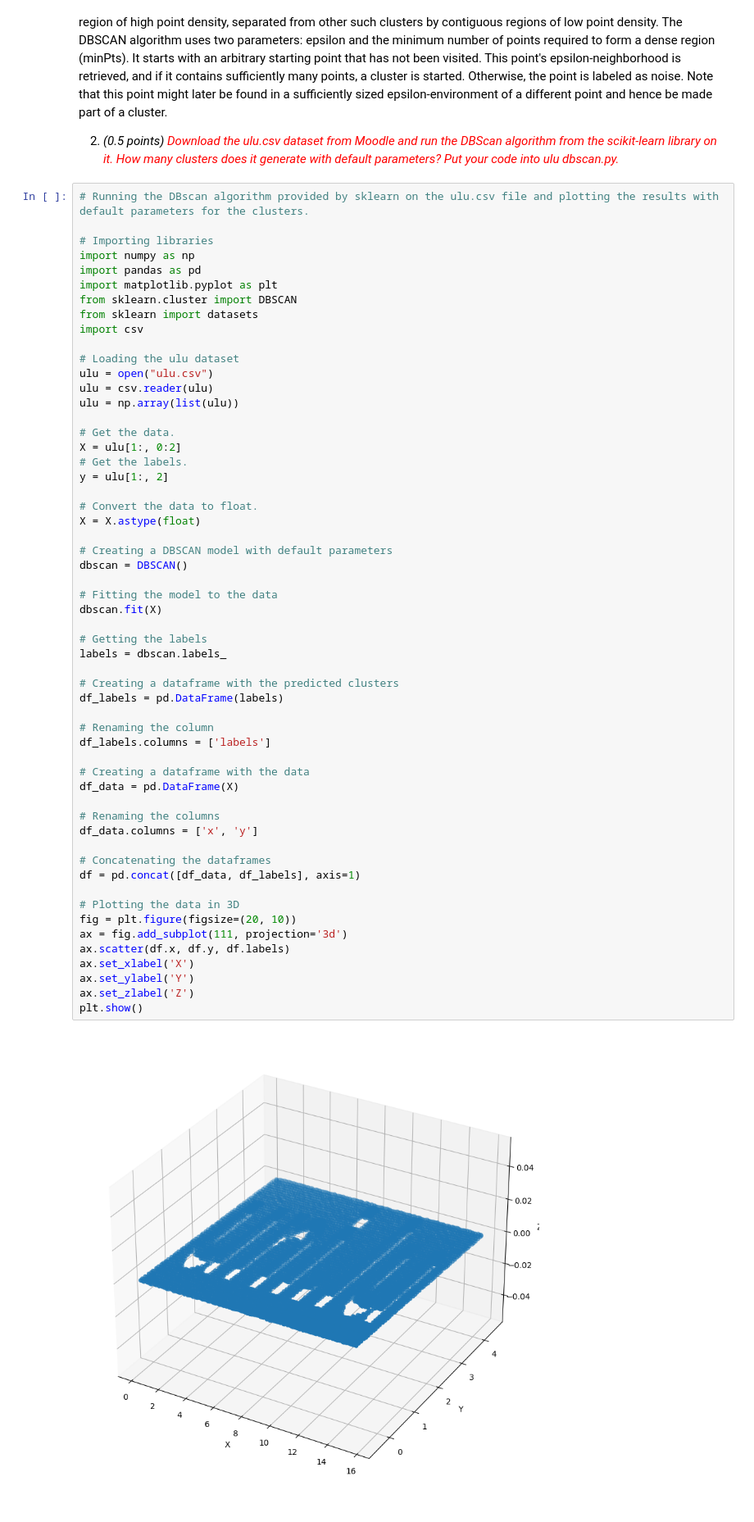
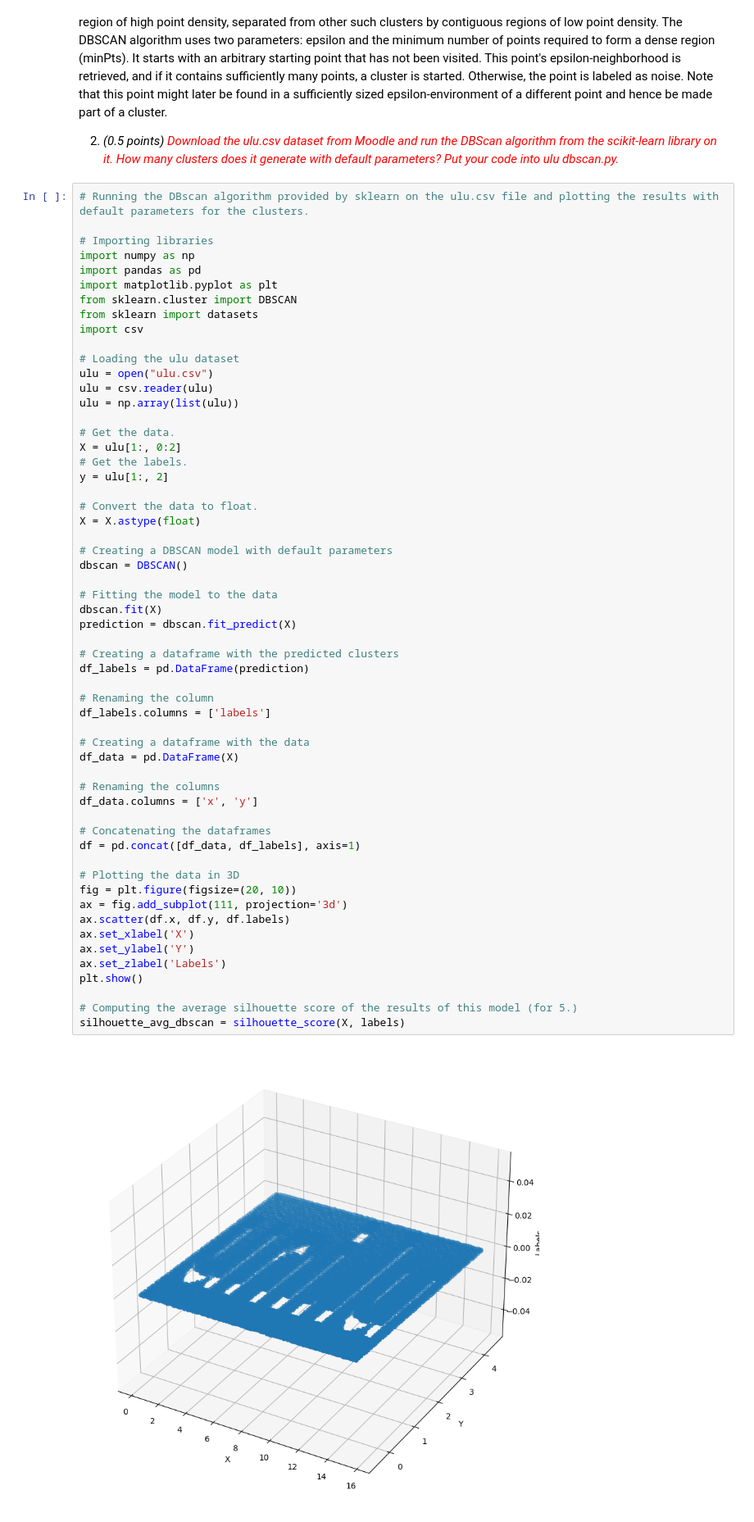
Before and after one commit to umutucak/introML, a Jupyter notebook: assignment1/task_C.ipynb, the cells around one changed output. Shown at 82% size. Saved outputs shown, nothing was run; the diff lists cells and outputs as text.

```diff
--- a/assignment1/task_C.ipynb
+++ b/assignment1/task_C.ipynb
@@ -317,36 +317,37 @@ y = ulu[1:, 2]
 X = X.astype(float)
 
 # Creating a DBSCAN model with default parameters
 dbscan = DBSCAN()
 
 # Fitting the model to the data
 dbscan.fit(X)
-
-# Getting the labels
-labels = dbscan.labels_
+prediction = dbscan.fit_predict(X)
 
 # Creating a dataframe with the predicted clusters
-df_labels = pd.DataFrame(labels)
+df_labels = pd.DataFrame(prediction)
 
 # Renaming the column
 df_labels.columns = ['labels']
 
 # Creating a dataframe with the data
 df_data = pd.DataFrame(X)
 
 # Renaming the columns
 df_data.columns = ['x', 'y']
 
 # Concatenating the dataframes
 df = pd.concat([df_data, df_labels], axis=1)
 
 # Plotting the data in 3D
 fig = plt.figure(figsize=(20, 10))
 ax = fig.add_subplot(111, projection='3d')
 ax.scatter(df.x, df.y, df.labels)
 ax.set_xlabel('X')
 ax.set_ylabel('Y')
-ax.set_zlabel('Z')
+ax.set_zlabel('Labels')
 plt.show()
+
+# Computing the average silhouette score of the results of this model (for 5.)
+silhouette_avg_dbscan = silhouette_score(X, labels)
 # %% [output]
-[figure, old version]
+[figure, new version]
```
Also changed, not shown: parts of 12 cells of this notebook.
